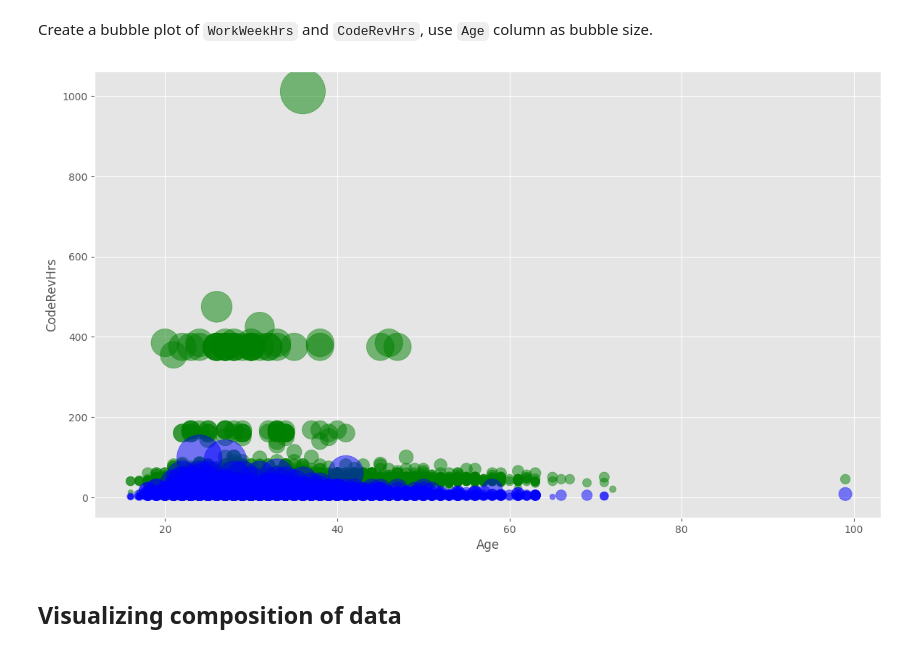
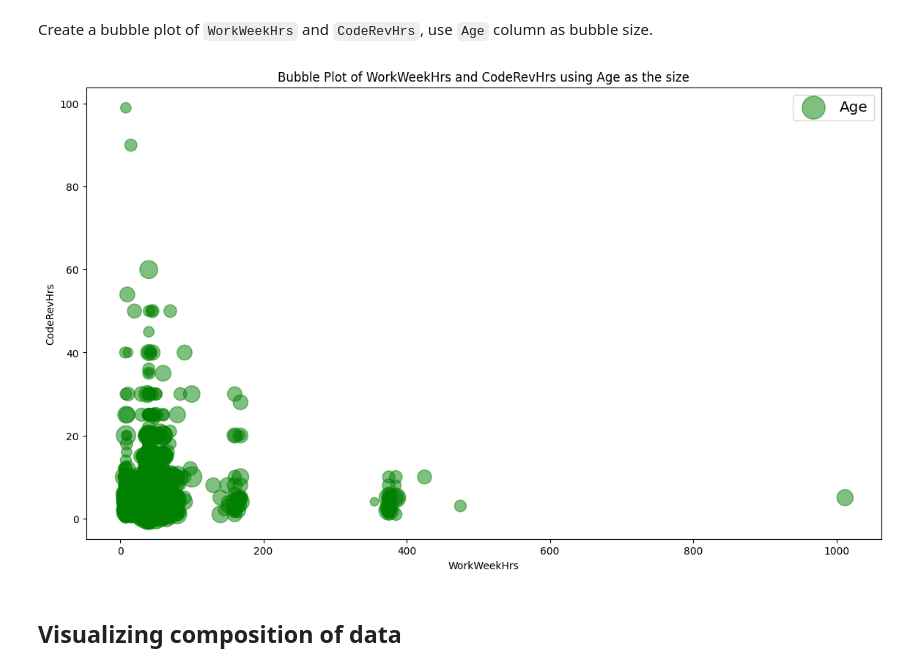
Before and after one commit to pakiehaugh80/testrepo, a Jupyter notebook: M4DataVisualization-lab.ipynb, the cells around one changed output. Drawn from its saved outputs; the diff is of its cells as text; code cells hidden in the pictures.

```diff
--- a/M4DataVisualization-lab.ipynb
+++ b/M4DataVisualization-lab.ipynb
@@ -227,31 +227,25 @@ plt.show()
 ### Bubble Plots
 # %% [markdown]
 Create a bubble plot of `WorkWeekHrs` and `CodeRevHrs`, use `Age` column as bubble size.
-# %%
-# your code goes here
-Query = """
-SELECT WorkWeekHrs, CodeRevHrs, Age FROM
-master
-"""
-df_Bubble = pd.read_sql_query(Query,conn)
-df_Bubble['WorkWeekHrs'] = df_Bubble['WorkWeekHrs'].dropna()
-df_Bubble['CodeRevHrs'] = df_Bubble['CodeRevHrs'].dropna()
-df_Bubble['CodeRevHrs'].isnull().sum()
-
-
-# df_Bubble
-norm_WorkWeekHrs = (df_Bubble['WorkWeekHrs'] - df_Bubble['WorkWeekHrs'].min()) / (df_Bubble['WorkWeekHrs'].max() - df_Bubble['WorkWeekHrs'].min())
-norm_CodeRevHrs = (df_Bubble['CodeRevHrs'] - df_Bubble['CodeRevHrs'].min()) / (df_Bubble['CodeRevHrs'].max() - df_Bubble['CodeRevHrs'].min())
-
-ax0 = df_Bubble.plot(kind='scatter',x='Age',y='WorkWeekHrs', figsize=(14,8), alpha=0.5,color='green',s=norm_WorkWeekHrs * 2000 + 10)
-ax1 = df_Bubble.plot(kind='scatter',x='Age',y='CodeRevHrs', alpha=0.5,color='blue',s=norm_CodeRevHrs * 2000 + 10, ax=ax0)
-
-
-# plt.style.use('ggplot')
-# plt.scatter('WorkWeekHrs','CodeRevhrs', s = Age * 2000 + 10, alpha=0.5, data=df_Bubble, size_max=60)
-# plt.show()
-# %% [output]
-[figure, removed]
+# %%
+# your code goes here
+Query = """
+SELECT WorkWeekHrs, CodeRevHrs, Age FROM
+master
+"""
+df_Bubble = pd.read_sql_query(Query,conn)
+
+# # df_Bubble
+norm_Age = (df_Bubble['Age'] - df_Bubble['Age'].min()) / (df_Bubble['Age'].max() - df_Bubble['Age'].min())
+
+df_Bubble.plot(kind='scatter',x='WorkWeekHrs',y='CodeRevHrs', s=norm_Age*1000 + 10, alpha=0.5,color='green', figsize=(14,8))
+plt.title('Bubble Plot of WorkWeekHrs and CodeRevHrs using Age as the size')
+plt.xlabel('WorkWeekHrs')
+plt.ylabel('CodeRevHrs')
+plt.legend(['Age'], loc='upper right', fontsize='x-large')
+plt.show()
+# %% [output]
+[figure, added]
 # %% [markdown]
 ## Visualizing composition of data
 # %% [markdown]
```
Also changed, not shown: parts of 3 cells of this notebook.
